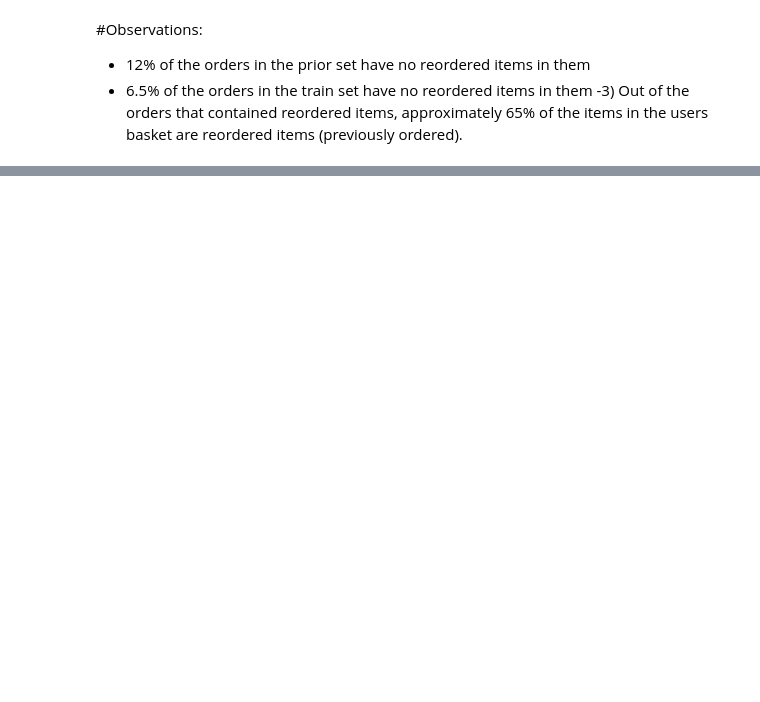
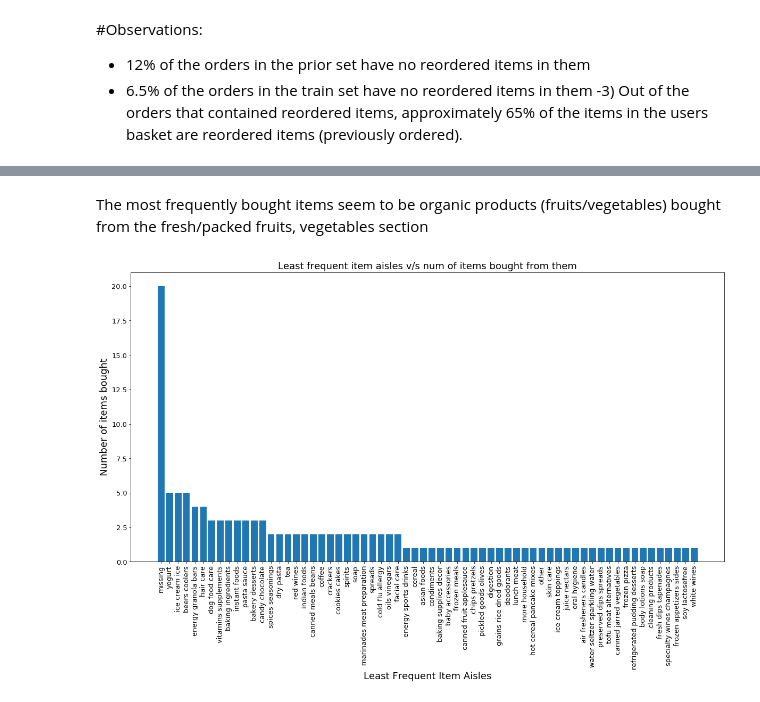
Before and after one commit to nroshni/instacart-market-basket-analysis, a Jupyter notebook: instacart-data-analysis.ipynb, the cells around one changed output, grey strips where cells are left out. Cells and saved outputs as stored; diff of their text form; code cells hidden in the pictures; blank space fills up the shorter version.

```diff
--- a/instacart-data-analysis.ipynb
+++ b/instacart-data-analysis.ipynb
@@ -374,3 +420,31 @@ merged_df,
+# %% [markdown]
+The most frequently bought items seem to be organic products (fruits/vegetables) bought from the fresh/packed fruits, vegetables section
+# %%
+# Least frequent items
+least_freq_items = item_frequency[item_frequency['frequency'] == 1]
+# least_freq_items = least_freq_items.to_dict(orient='list')['product_name']
+# print("Least frequent items: \n", least_freq_items)
+
+least_freq_aisle_info = pd.merge(least_freq_items,
+                                 pd.merge(products_df, aisles_df,
+                                          how='left', on='aisle_id'),
+                                 how='left',
+                                 on='product_name')
+uncommon_aisles = least_freq_aisle_info['aisle'].value_counts().reset_index().rename(columns={'index': 'aisle',
+                                                                                              'aisle': 'frequency'})
+
+plt.figure(figsize=(20,10))
+plt.bar(uncommon_aisles['aisle'],
+        uncommon_aisles['frequency'],
+        tick_label=uncommon_aisles['aisle'])
+plt.xlabel('Least Frequent Item Aisles', fontsize=18)
+plt.ylabel('Number of items bought', fontsize=18)
+plt.xticks(fontsize=13, rotation='vertical')
+plt.yticks(fontsize=13)
+plt.title('Least frequent item aisles v/s num of items bought from them', fontsize=18)
+plt.show()
+# %% [output]
+[figure, added]
 # %%
 # Most pupolar items i.e highest reordered
 # %%
```
Also changed, not shown: parts of 5 cells of this notebook.
